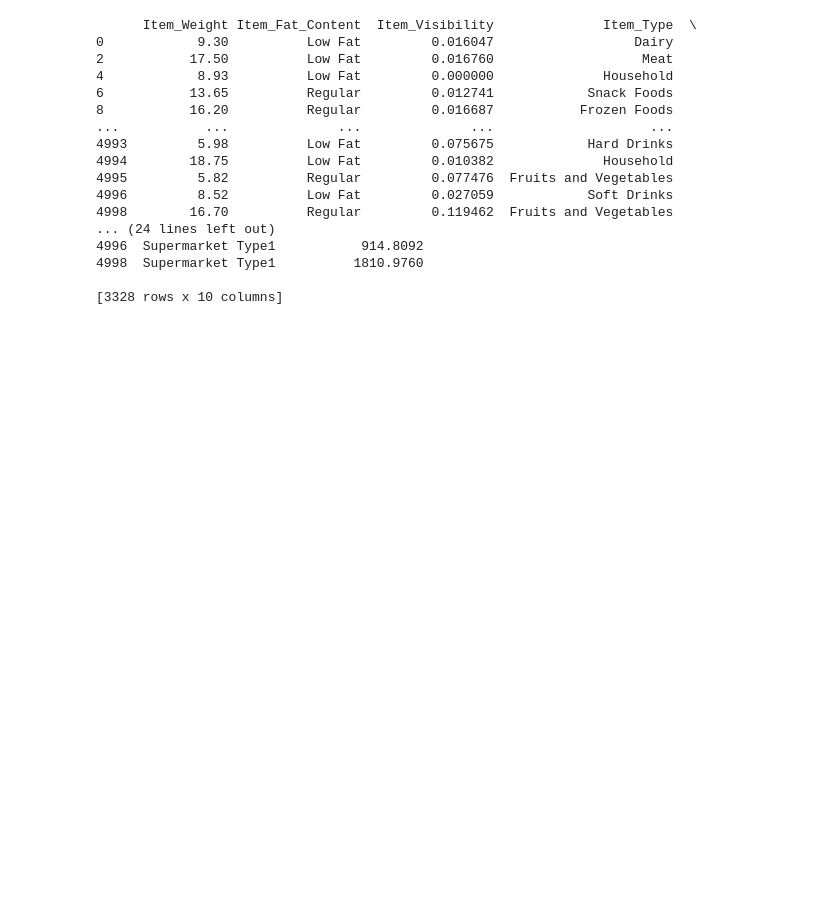
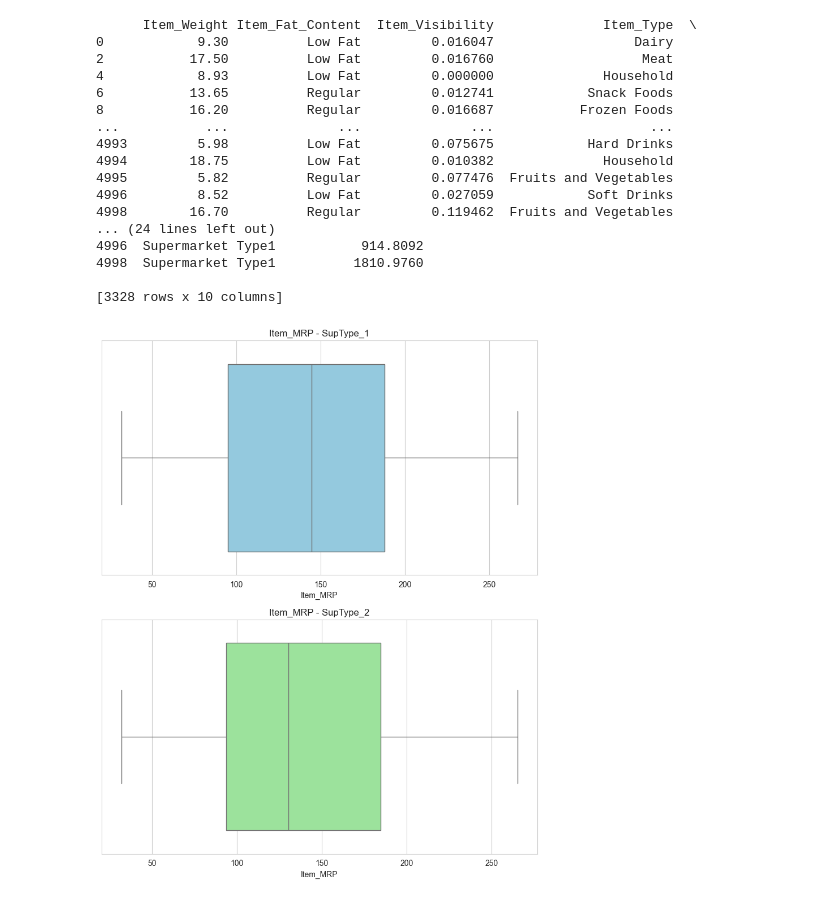
Before and after one commit to chwas2410/Oblig1KI, a Jupyter notebook: oblig1.ipynb, the cells around one changed output. Drawn from its saved outputs; the diff is of its cells as text; code cells hidden in the pictures; blank space fills up the shorter version.

Commit message:
Oppgave 7 lagt til

```diff
--- a/oblig1.ipynb
+++ b/oblig1.ipynb
@@ -158,3 +158,23 @@ print(SupType_1)
 4998  Supermarket Type1          1810.9760
 
 [3328 rows x 10 columns]
+# %%
+#Oppgave 7
+# Bruk ggplot stil
+sns.set_style("whitegrid")
+
+# Lager subplots (2 rader, 1 kolonne)
+fig, axes = plt.subplots(2, 1, figsize=(8, 10))
+
+# Boxplot for SupType_1
+sns.boxplot(x=SupType_1['Item_MRP'], ax=axes[0], color="skyblue")
+axes[0].set_title("Item_MRP - SupType_1")
+
+# Boxplot for SupType_2
+sns.boxplot(x=SupType_2['Item_MRP'], ax=axes[1], color="lightgreen")
+axes[1].set_title("Item_MRP - SupType_2")
+
+plt.tight_layout()
+plt.show()
+# %% [output]
+[figure, added]
```
